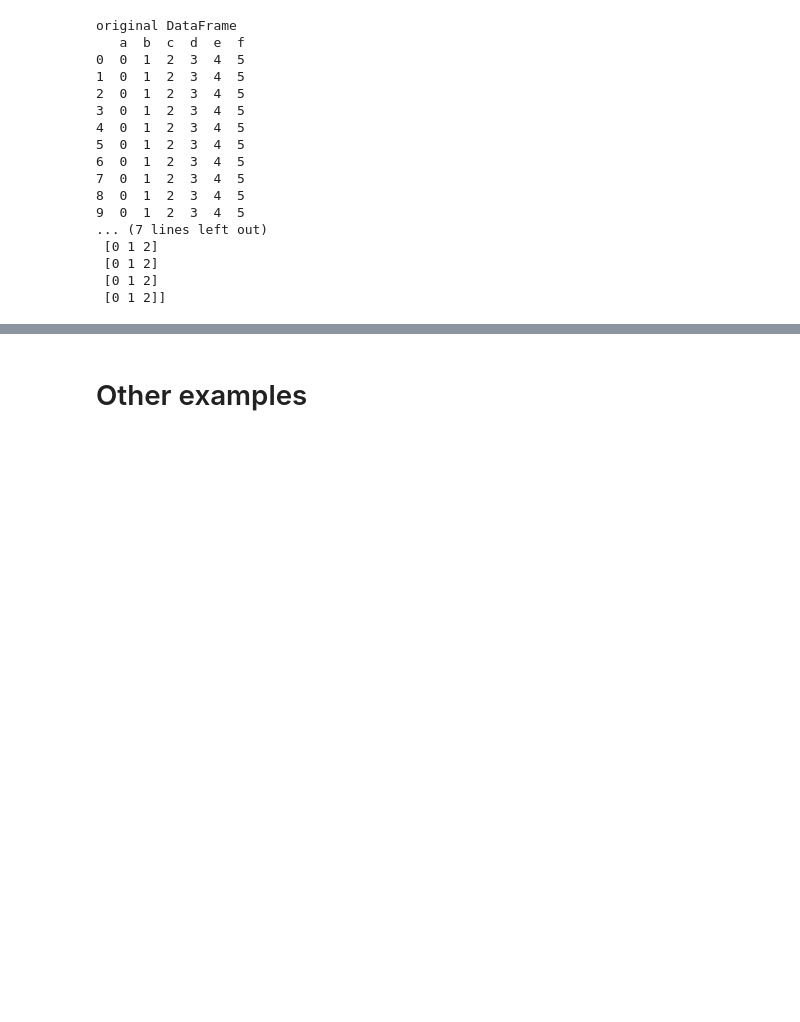
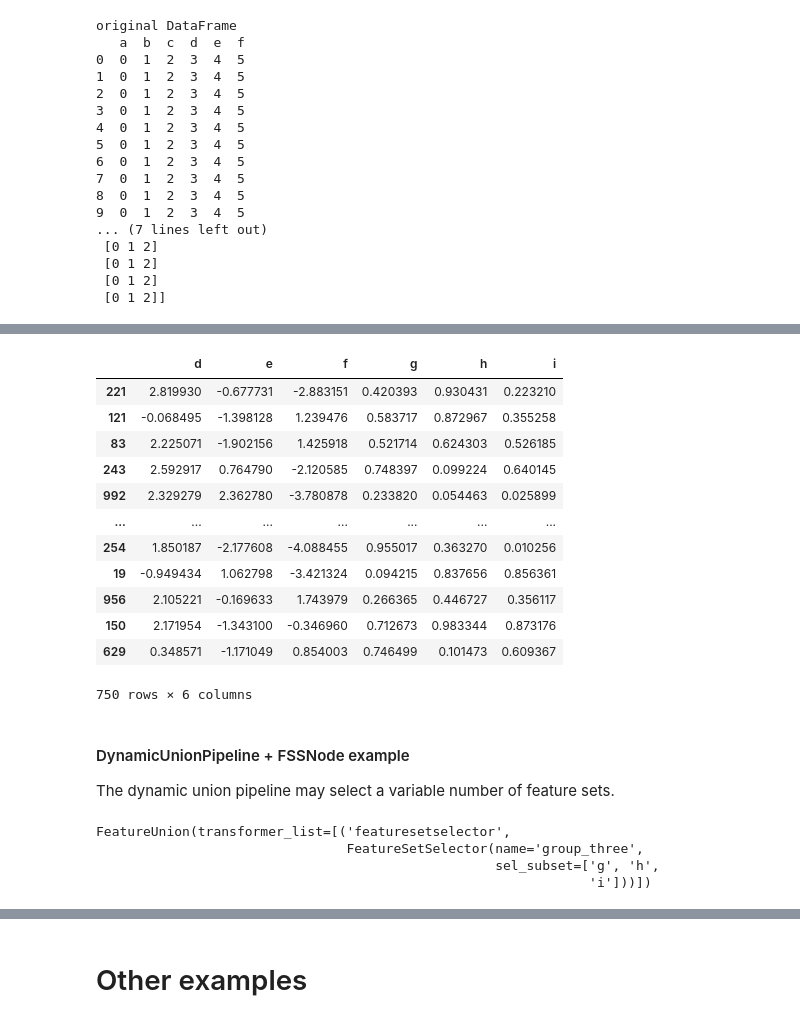
Before and after one commit to EpistasisLab/tpot, a Jupyter notebook: Tutorial/3_Feature_Set_Selector.ipynb, the cells around one changed output, grey strips where cells are left out. Cells and saved outputs as stored; diff of their text form; code cells hidden in the pictures; blank space fills up the shorter version.

```diff
--- a/Tutorial/3_Feature_Set_Selector.ipynb
+++ b/Tutorial/3_Feature_Set_Selector.ipynb
@@ -138,0 +159,4 @@ The root node is a logistic regression and there are no other intermediate trans
+# %%
+fss_selector.set_output(transform="pandas") #by default sklearn selectors return numpy arrays. this will make it return pandas dataframes
+fss_selector.fit(X_train)
+fss_selector.transform(X_train)
@@ -189,0 +221,6 @@ Note that if you want to include multiple subsets, you can instead include the n
+# %%
+union_fss_space = UnionPipeline([fss_search_space, fss_search_space])
+# %%
+# this union search space will always select exactly two fss_search_space
+selector1 = union_fss_space.generate(rng=1).export_pipeline()
+selector1
@@ -189,0 +235,29 @@ Note that if you want to include multiple subsets, you can instead include the n
+# %%
+selector1.set_output(transform="pandas")
+selector1.fit(X_train)
+selector1.transform(X_train)
+# %% [output]
+|  | d | e | f | g | h | i |
+| 221 | 2.819930 | -0.677731 | -2.883151 | 0.420393 | 0.930431 | 0.223210 |
+| 121 | -0.068495 | -1.398128 | 1.239476 | 0.583717 | 0.872967 | 0.355258 |
+| 83 | 2.225071 | -1.902156 | 1.425918 | 0.521714 | 0.624303 | 0.526185 |
+| 243 | 2.592917 | 0.764790 | -2.120585 | 0.748397 | 0.099224 | 0.640145 |
+| 992 | 2.329279 | 2.362780 | -3.780878 | 0.233820 | 0.054463 | 0.025899 |
+| ... | ... | ... | ... | ... | ... | ... |
+| 254 | 1.850187 | -2.177608 | -4.088455 | 0.955017 | 0.363270 | 0.010256 |
+| 19 | -0.949434 | 1.062798 | -3.421324 | 0.094215 | 0.837656 | 0.856361 |
+| 956 | 2.105221 | -0.169633 | 1.743979 | 0.266365 | 0.446727 | 0.356117 |
+| 150 | 2.171954 | -1.343100 | -0.346960 | 0.712673 | 0.983344 | 0.873176 |
+| 629 | 0.348571 | -1.171049 | 0.854003 | 0.746499 | 0.101473 | 0.609367 |
+750 rows × 6 columns
+# %% [markdown]
+####  DynamicUnionPipeline + FSSNode example
+The dynamic union pipeline may select a variable number of feature sets.
+# %%
+dynamic_fss_space = DynamicUnionPipeline(fss_search_space)
+dynamic_fss_space.generate(rng=1).export_pipeline()
+# %% [output]
+FeatureUnion(transformer_list=[('featuresetselector',
+                                FeatureSetSelector(name='group_three',
+                                                   sel_subset=['g', 'h',
+                                                               'i']))])
```
Also changed, not shown: parts of 33 cells of this notebook, 1 other file.
